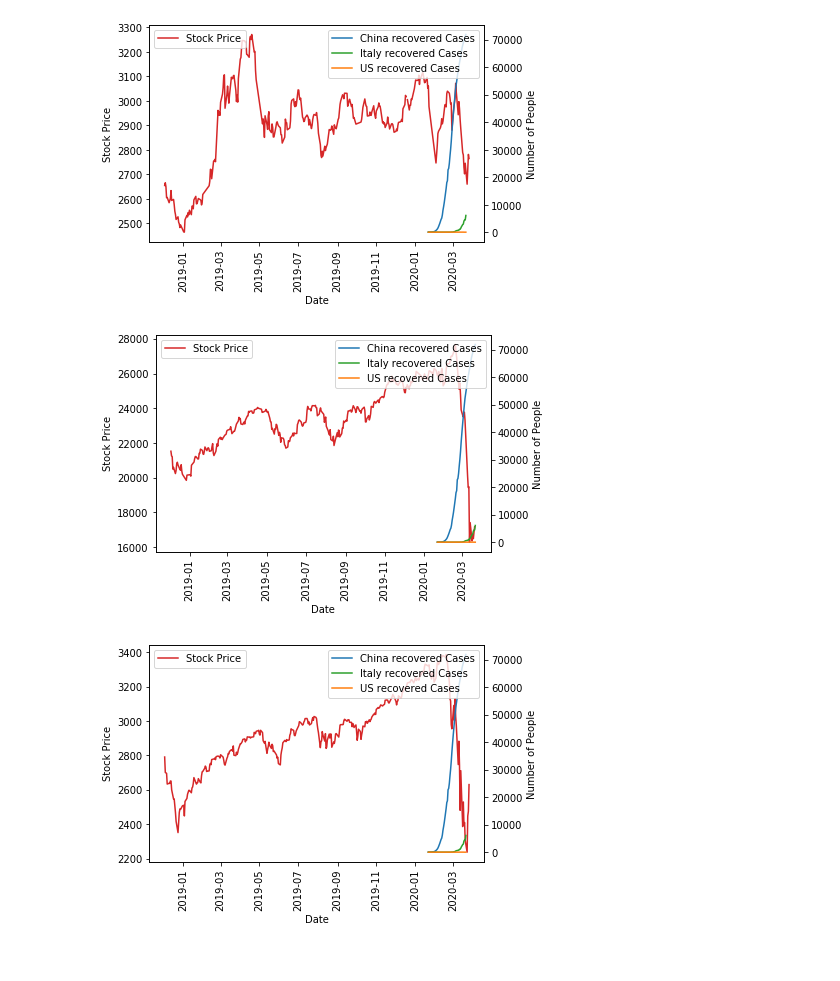
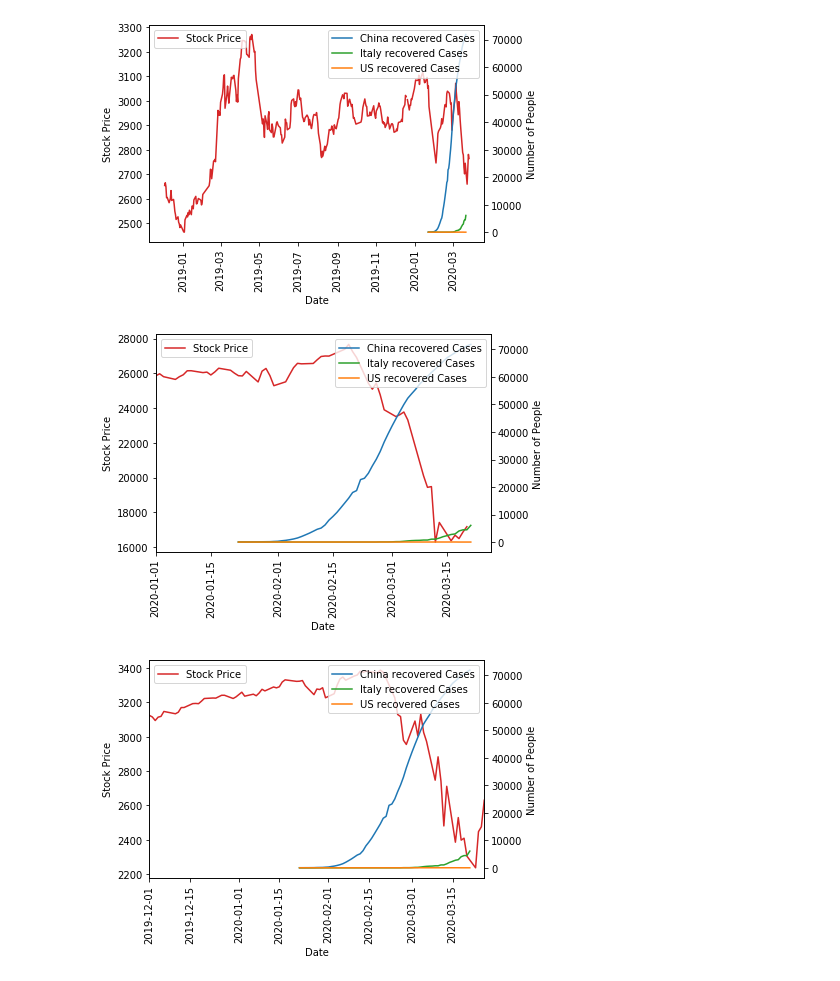
Before and after one commit to nberman12/COVID19-vs-Stocks, a Jupyter notebook: dev/daniel/Data_Collection2.ipynb, the cells around one changed output. Cells and saved outputs as stored; diff of their text form; code cells hidden in the pictures.

```diff
--- a/dev/daniel/Data_Collection2.ipynb
+++ b/dev/daniel/Data_Collection2.ipynb
@@ -1041,28 +1042,30 @@ plt.show()
 # %%
 #stock price vs confirmed cases
 fig, ax1 = plt.subplots()
 color = 'tab:red'
 ax1.set_xlabel('Date')
 
 ax1.set_ylabel('Stock Price')
 ax1.plot(italy_df['Date'],italy_df['Price'], label = "Stock Price", color=color)
 #plt.yscale('symlog')
-plt.legend()
+plt.legend(loc = 'upper left')
 plt.xticks(rotation=90)
+plt.xlim(datetime.date(2020,1,1),datetime.date(2020,3,26))
+
 ax2 = ax1.twinx()
 color1 = 'tab:blue'
 color2 = 'tab:green'
 color3 = 'tab:orange'
 ax2.set_ylabel('Number of People')
 ax2.plot(china_recovered['China'], label = "China recovered Cases", color=color1)
 ax2.plot(italy_recovered['Italy'], label = "Italy recovered Cases", color=color2)
 ax2.plot(us_recovered['US'], label = "US recovered Cases", color=color3)
 
 plt.legend(loc = 'upper right')
 plt.savefig("graphs/italy Stock vs Total recovered")
 plt.show()
 # %% [output]
-[figure, old version]
+[figure, new version]
 # %%
 #stock price vs confirmed cases
 fig, ax1 = plt.subplots()
@@ -1070,7 +1073,7 @@ color = 'tab:red'
 ax1.set_xlabel('Date')
 ax1.set_ylabel('Stock Price')
 ax1.plot(smp_df['Date'],smp_df['Close'], label = "Stock Price", color=color)
-
+plt.xlim(datetime.date(2019,12,1),datetime.date(2020,3,26))
 #plt.yscale('symlog')
 plt.legend()
 plt.xticks(rotation=90)
@@ -1087,7 +1090,7 @@ plt.legend(loc = 'upper right')
 plt.savefig("graphs/SMP Stock vs Total recovered")
 plt.show()
 # %% [output]
-[figure, old version]
+[figure, new version]
 # %%
 dji_df["Date"]=pd.to_datetime(dji_df["Date"])
 #stock price vs confirmed cases
```
Also changed, not shown: parts of 18 cells of this notebook, 14 other files.
